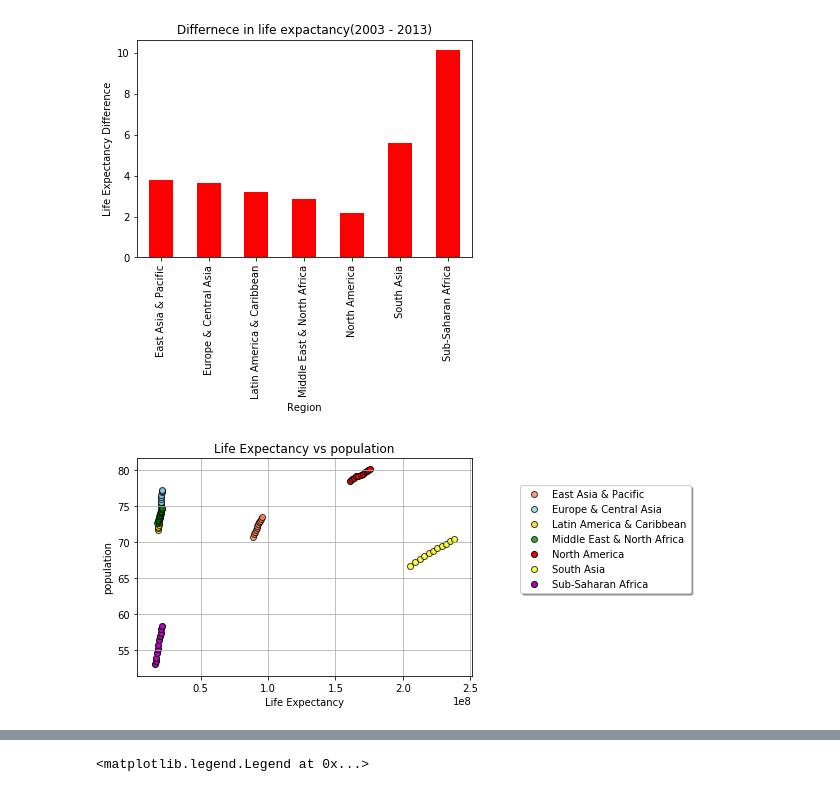
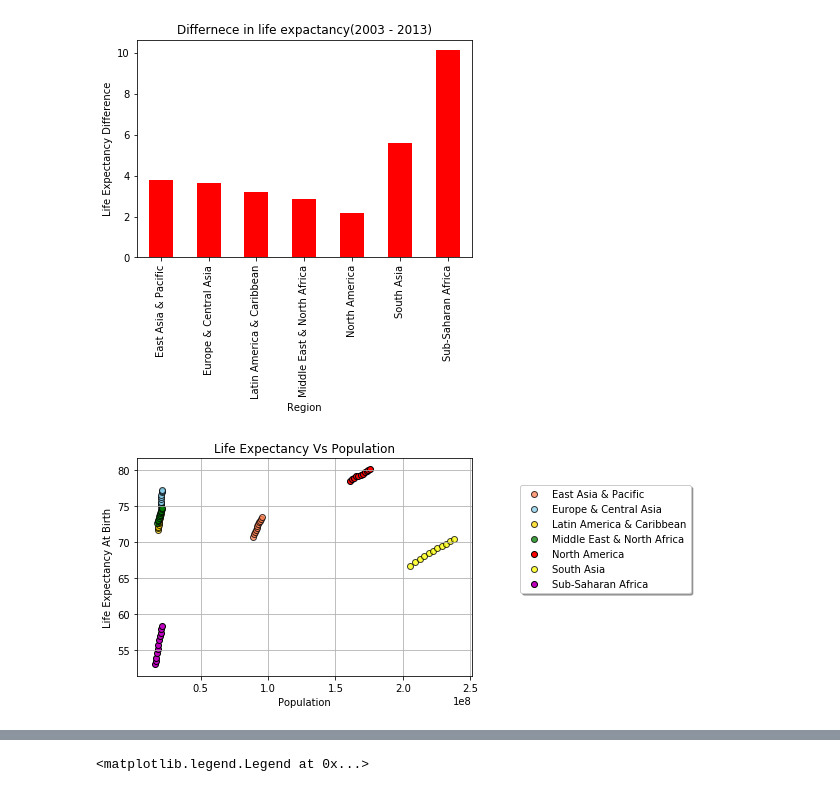
Before and after one commit to shilpiray/Project1, a Jupyter notebook: Project.ipynb, the cells around one changed output, grey strips where cells are left out. Cells and saved outputs as stored; diff of their text form; code cells hidden in the pictures.

```diff
--- a/Project.ipynb
+++ b/Project.ipynb
@@ -345,28 +351,28 @@ year = ["2003","2004","2005","2006","2007","2008","2009","2010","2011","2012","2
 # %%
 plt.scatter(y_pop["East Asia & Pacific"],y["East Asia & Pacific"],
             facecolor="coral", alpha=0.75, edgecolors = 'black' ,label = "East Asia & Pacific")
 plt.scatter(y_pop["Europe & Central Asia"],y["Europe & Central Asia"],
             facecolor="skyblue", alpha=0.75, edgecolors = 'black' ,label = "Europe & Central Asia")
 plt.scatter(y_pop["Latin America & Caribbean"],y["Latin America & Caribbean"],
             facecolor="gold",  alpha=0.75, edgecolors = 'black' ,label = "Latin America & Caribbean")
 plt.scatter(y_pop["Middle East & North Africa"],y["Middle East & North Africa"],
             facecolor="green",  alpha=0.75, edgecolors = 'black' ,label = "Middle East & North Africa")
 plt.scatter(y_pop["North America"],y["North America"],facecolor="red",
             alpha=1, edgecolors = 'black' ,label = "North America")
 plt.scatter(y_pop["South Asia"],y["South Asia"],
             facecolor="yellow",  alpha=0.75, edgecolors = 'black' ,label = "South Asia")
 plt.scatter(y_pop["Sub-Saharan Africa"],y["Sub-Saharan Africa"],
             facecolor="m",  alpha=1, edgecolors = 'black' ,label = "Sub-Saharan Africa")
 plt.grid()
 lgnd = plt.legend(loc='upper left',title='Region')
 
-plt.title("Life Expectancy vs population")
-plt.xlabel("Life Expectancy")
-plt.ylabel("population")
+plt.title("Life Expectancy Vs Population")
+plt.xlabel("Population")
+plt.ylabel("Life Expectancy At Birth")
 plt.legend(loc='upper center', bbox_to_anchor=(1.4, 0.9), shadow=True, ncol=1)
 plt.savefig("Life_Expectancy_vs_population.png")
 # %% [output]
-[figure, old version]
+[figure, new version]
 # %%
 plt.scatter(y_fer["East Asia & Pacific"], y["East Asia & Pacific"],
             facecolor="coral", alpha=0.75, edgecolors = 'black' ,label = "East Asia & Pacific")
```
Also changed, not shown: parts of 41 cells of this notebook, 23 other files.
